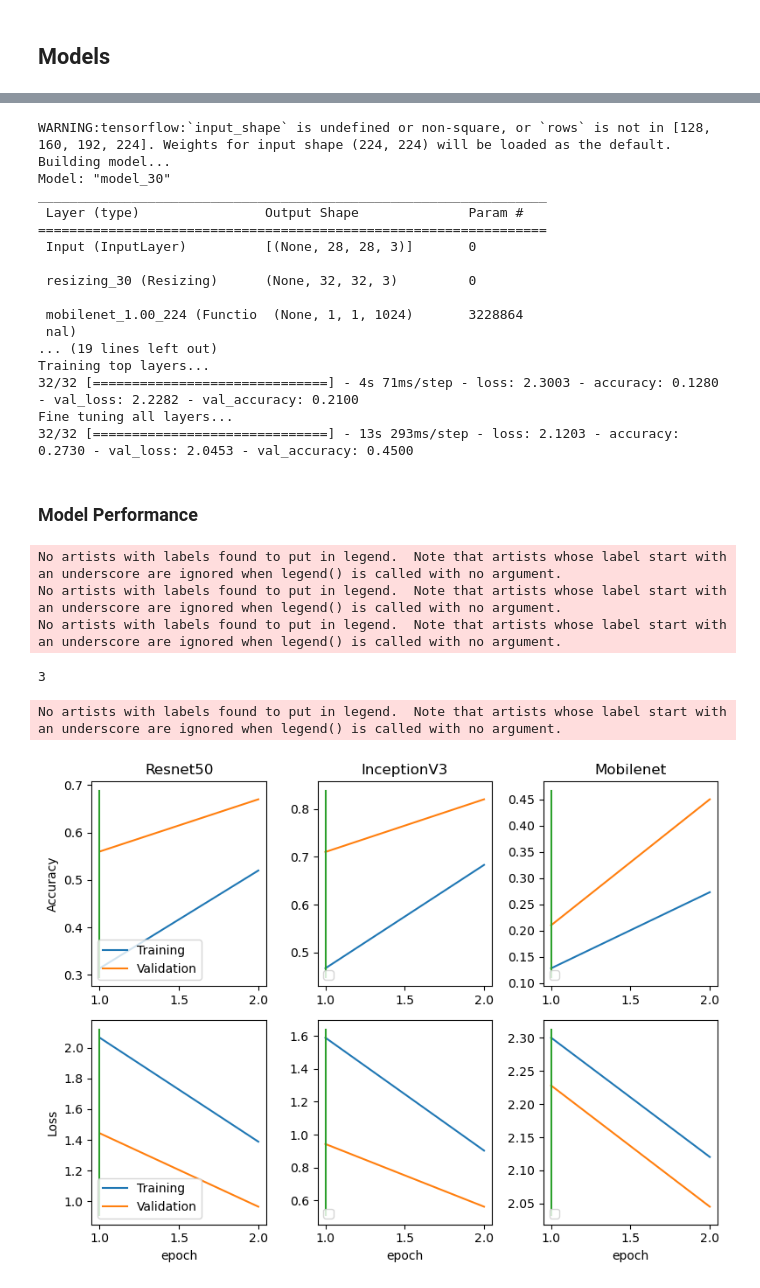
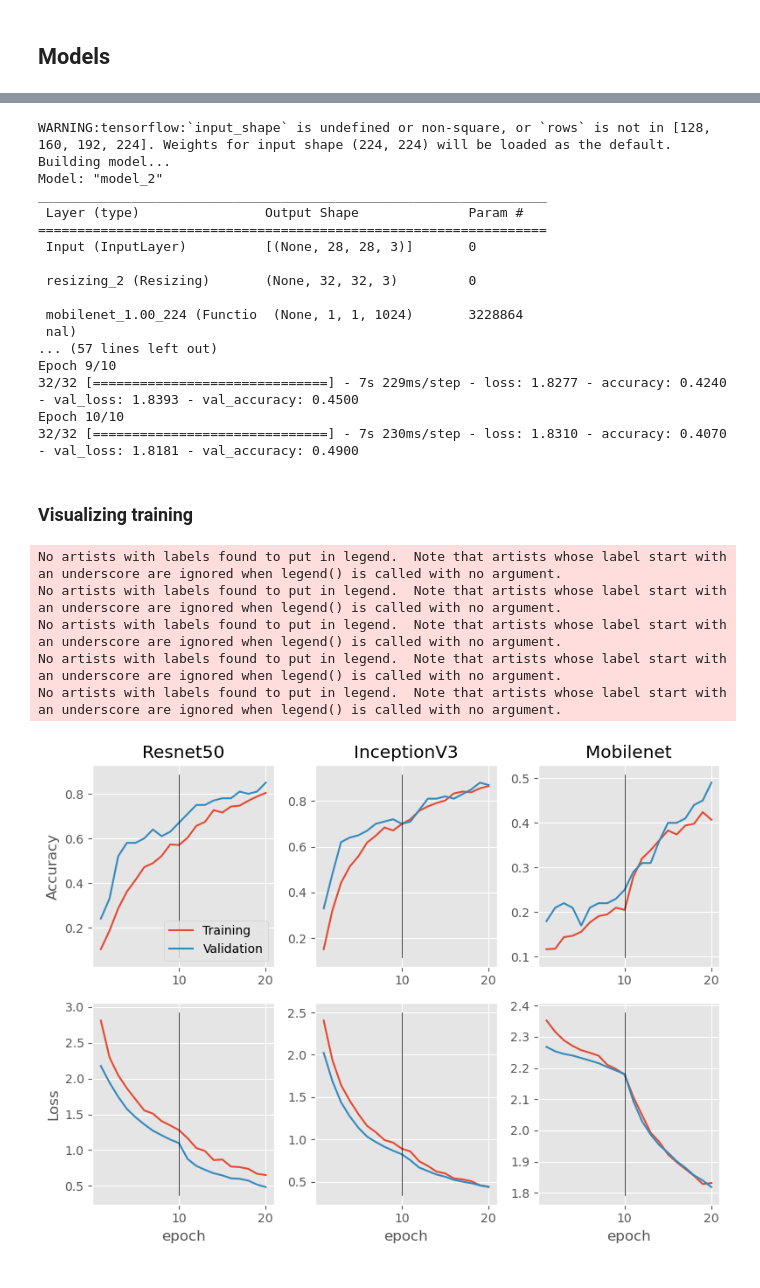
Before and after one commit to NinaCilliers/MNIST784_transfer_learning, a Jupyter notebook: MNIST784_transfer_learning.ipynb, the cells around one changed output, grey strips where cells are left out. Cells and saved outputs as stored; diff of their text form; code cells hidden in the pictures.

Commit message:
fixed accuracy and loss plot formatting

```diff
--- a/MNIST784_transfer_learning.ipynb
+++ b/MNIST784_transfer_learning.ipynb
@@ -114,7 +108,7 @@ def build(t_model, input_size):
 
     #compile model
     model.compile(loss=tf.keras.losses.SparseCategoricalCrossentropy(from_logits=True),
-            optimizer = tf.keras.optimizers.Adam(0.001),
+            optimizer = tf.keras.optimizers.Adam(0.0001),
             metrics = ['accuracy'])
 
 
@@ -150,7 +144,7 @@ def fine_tune(model, train_data, iters):
 
     #compiling model
     model.compile(loss=tf.keras.losses.SparseCategoricalCrossentropy(from_logits=True),
-        optimizer = tf.keras.optimizers.Adam(1e-5),
+        optimizer = tf.keras.optimizers.Adam(1e-6),
         metrics = ['accuracy'])
 
     #creatubg callbacks
@@ -161,6 +155,7 @@ def fine_tune(model, train_data, iters):
     #training model
     history = model.fit(train_data[0], train_data[1], validation_data = (train_data[2:]), epochs = iters[1],callbacks=[save_weights,early_stopping])
 
+    trained_models.append(model)
     #saving weights
     #model.save_weights(weight_name)
 
@@ -196,10 +191,10 @@ def predict(model, test_data):
 ## Models
 # %%
 #fully connected training iterations
-fc_iter = 1
+fc_iter = 1000
 
 #fine tuning traiing iterations
-ft_iter = 1
+ft_iter = 100
 
 iters = (fc_iter, ft_iter)
 # %%
@@ -253,23 +250,23 @@ scores.append(mobilenet_score)
 # %% [output]
 WARNING:tensorflow:`input_shape` is undefined or non-square, or `rows` is not in [128, 160, 192, 224]. Weights for input shape (224, 224) will be loaded as the default.
 Building model...
-Model: "model_30"
+Model: "model_2"
 _________________________________________________________________
  Layer (type)                Output Shape              Param #
 =================================================================
  Input (InputLayer)          [(None, 28, 28, 3)]       0
 
- resizing_30 (Resizing)      (None, 32, 32, 3)         0
+ resizing_2 (Resizing)       (None, 32, 32, 3)         0
 
  mobilenet_1.00_224 (Functio  (None, 1, 1, 1024)       3228864
  nal)
-... (19 lines left out)
-Training top layers...
-32/32 [==============================] - 4s 71ms/step - loss: 2.3003 - accuracy: 0.1280 - val_loss: 2.2282 - val_accuracy: 0.2100
-Fine tuning all layers...
-32/32 [==============================] - 13s 293ms/step - loss: 2.1203 - accuracy: 0.2730 - val_loss: 2.0453 - val_accuracy: 0.4500
+... (57 lines left out)
+Epoch 9/10
+32/32 [==============================] - 7s 229ms/step - loss: 1.8277 - accuracy: 0.4240 - val_loss: 1.8393 - val_accuracy: 0.4500
+Epoch 10/10
+32/32 [==============================] - 7s 230ms/step - loss: 1.8310 - accuracy: 0.4070 - val_loss: 1.8181 - val_accuracy: 0.4900
-# %% [markdown]
-### Model Performance
+# %% [markdown]
+### Visualizing training
 # %%
 def model_scores(score):
     acc = score[0]
@@ -279,9 +276,8 @@ def model_scores(score):
     training_epochs = score[4]
     return acc, val_acc, loss, val_loss, training_epochs
 # %%
-print(len(scores))
-
 count = 1
+plt.style.use('ggplot')
 plt.figure(figsize=(8, 6))
 for score in scores:
     acc, val_acc, loss, val_loss, training_epochs = model_scores(score)
@@ -290,39 +286,40 @@ for score in scores:
     #selecting legend entry
     if count == 1:
         label_train = 'Training'
         label_val= 'Validation'
     else:
         label_train = None
         label_val = None
 
     plt.subplot(2, 3, count)
     plt.plot(x_range, acc, label=label_train)
     plt.plot(x_range, val_acc, label=label_val)
     #plt.ylim([0.8, 1])
-    plt.plot([training_epochs, training_epochs],plt.ylim(), label=None)
+    plt.plot([training_epochs, training_epochs],plt.ylim(), c = 'black',linewidth=.5,label=None)
+    plt.legend(loc=2,frameon=False)
     if count == 1:
         plt.ylabel('Accuracy')
+        plt.legend(frameon=True)
 
-    plt.legend(loc='lower left')
     plt.title(model_names[count-1])
 
     plt.subplot(2, 3, count+3)
-    plt.plot(x_range, loss, label=label_train)
-    plt.plot(x_range, val_loss, label=label_val)
+    plt.plot(x_range, loss, label=None)
+    plt.plot(x_range, val_loss, label=None)
     #plt.ylim([0, 1.0])
-    plt.plot([training_epochs, training_epochs],plt.ylim(), label=None)
-    plt.legend(loc='lower left')
+    plt.plot([training_epochs, training_epochs],plt.ylim(), c='k', linewidth=0.5,label=None)
+    plt.legend(loc=2,frameon=False)
     plt.xlabel('epoch')
     if count == 1:
         plt.ylabel('Loss')
 
     count +=1
 
 plt.tight_layout()
 # %% [output]
 No artists with labels found to put in legend.  Note that artists whose label start with an underscore are ignored when legend() is called with no argument.
 No artists with labels found to put in legend.  Note that artists whose label start with an underscore are ignored when legend() is called with no argument.
 No artists with labels found to put in legend.  Note that artists whose label start with an underscore are ignored when legend() is called with no argument.
+No artists with labels found to put in legend.  Note that artists whose label start with an underscore are ignored when legend() is called with no argument.
+No artists with labels found to put in legend.  Note that artists whose label start with an underscore are ignored when legend() is called with no argument.
-3
-No artists with labels found to put in legend.  Note that artists whose label start with an underscore are ignored when legend() is called with no argument.
-[figure, old version]
+[figure, new version]
```
Also changed, not shown: parts of 7 cells of this notebook, 9 other files.
